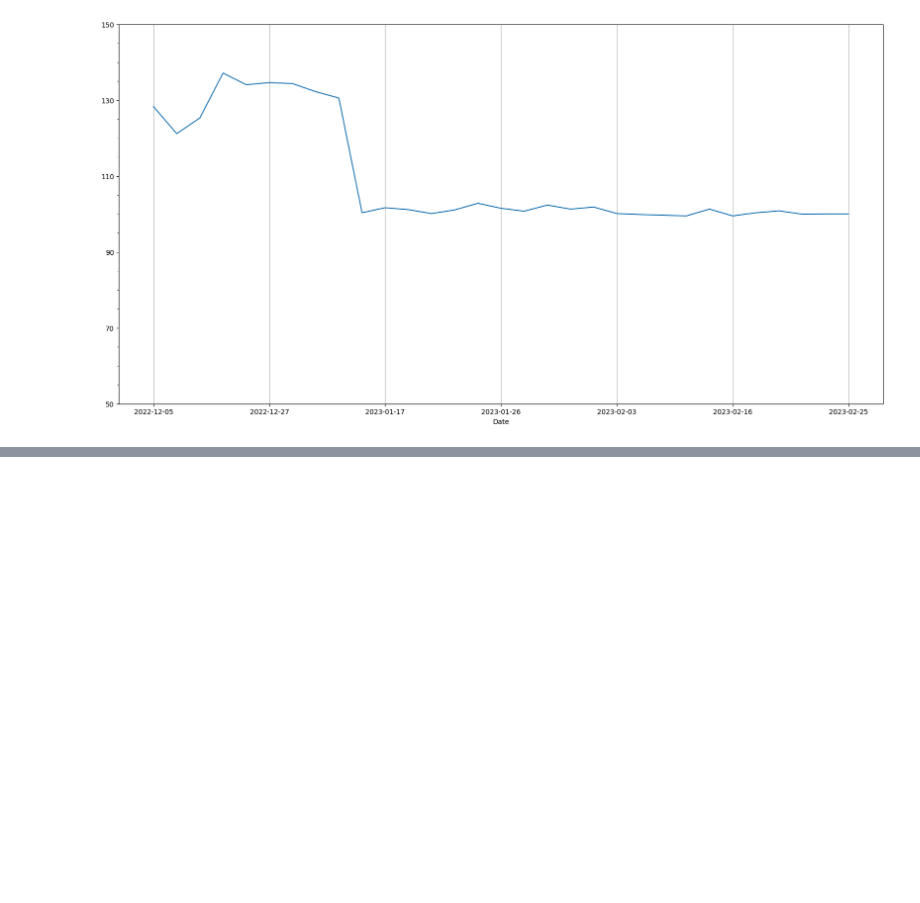
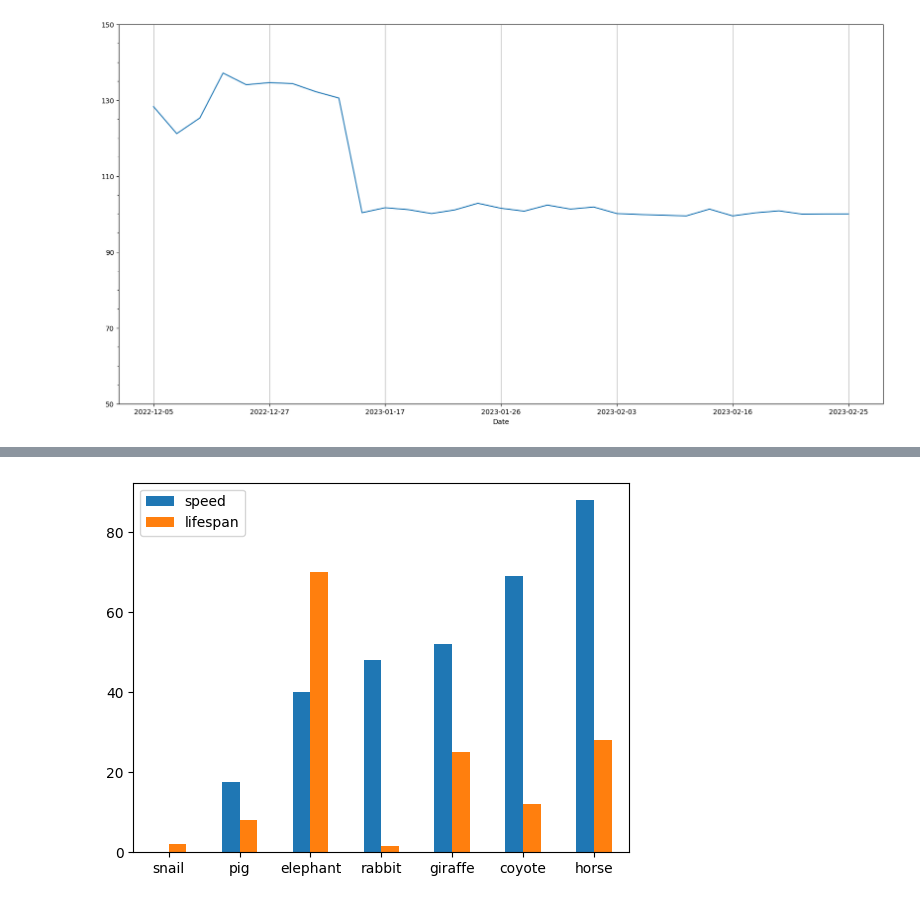
Before and after one commit to tcfh2016/knowledge-map, a Jupyter notebook: Techs/data-science/pandas/plot/dataframe_plot.ipynb, the cells around one changed output, grey strips where cells are left out. Saved outputs shown, nothing was run; the diff lists cells and outputs as text; code cells hidden in the pictures; blank space fills up the shorter version.

Commit message:
update pandas note.

```diff
--- a/Techs/data-science/pandas/plot/dataframe_plot.ipynb
+++ b/Techs/data-science/pandas/plot/dataframe_plot.ipynb
@@ -39,0 +42,10 @@ fig.savefig('ex_plot.png')
+# %%
+import pandas as pd
+
+speed = [0.1, 17.5, 40, 48, 52, 69, 88]
+lifespan = [2, 8, 70, 1.5, 25, 12, 28]
+index = ['snail', 'pig', 'elephant',
+         'rabbit', 'giraffe', 'coyote', 'horse']
+df = pd.DataFrame({'speed': speed,
+                   'lifespan': lifespan}, index=index)
+df
@@ -39,0 +61,4 @@ fig.savefig('ex_plot.png')
+# %%
+ax = df.plot.bar(rot=0)
+# %% [output]
+[figure, added]
```
Also changed, not shown: parts of 4 cells of this notebook, 11 other files.
